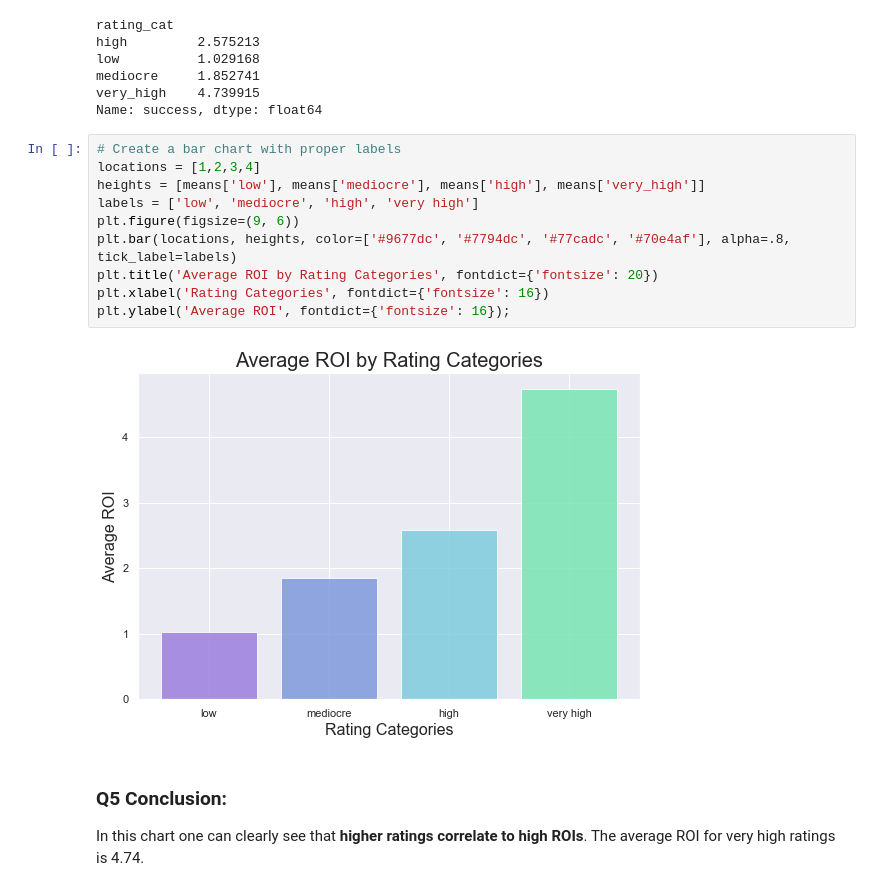
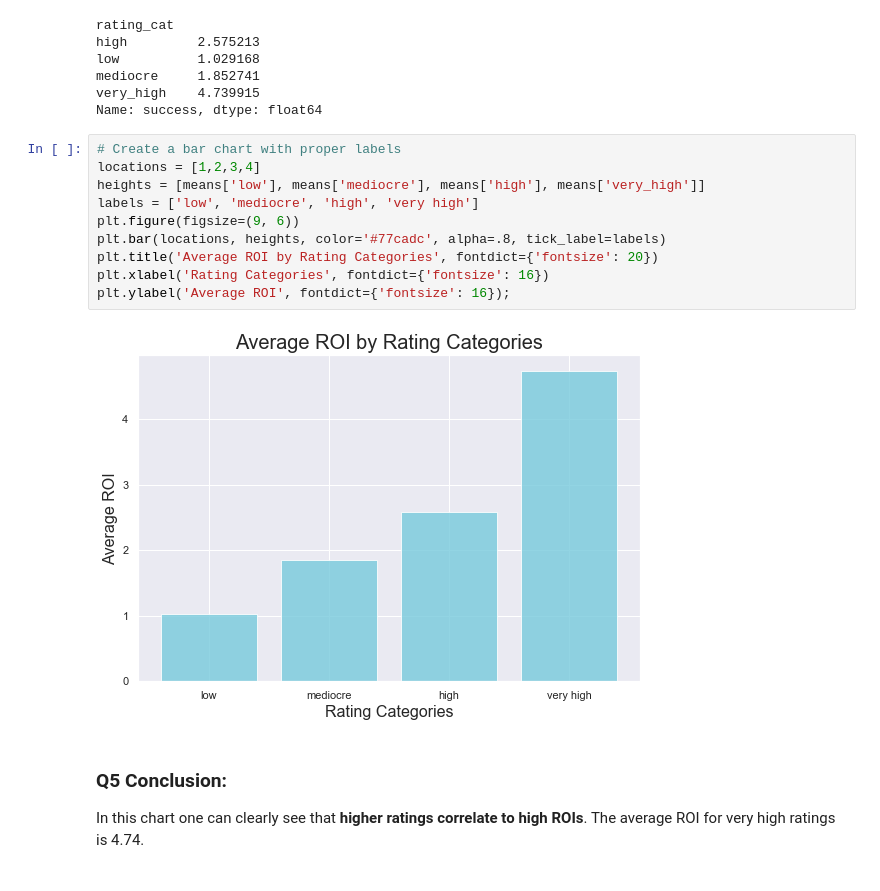
Before and after one commit to canbekley/tmdb_data_analysis, a Jupyter notebook: report_w_code.ipynb, the cells around one changed output. Saved outputs shown, nothing was run; the diff lists cells and outputs as text.

```diff
--- a/report_w_code.ipynb
+++ b/report_w_code.ipynb
@@ -558,15 +579,15 @@ Name: success, dtype: float64
 # %%
 # Create a bar chart with proper labels
 locations = [1,2,3,4]
 heights = [means['low'], means['mediocre'], means['high'], means['very_high']]
 labels = ['low', 'mediocre', 'high', 'very high']
 plt.figure(figsize=(9, 6))
-plt.bar(locations, heights, color=['#9677dc', '#7794dc', '#77cadc', '#70e4af'], alpha=.8, tick_label=labels)
+plt.bar(locations, heights, color='#77cadc', alpha=.8, tick_label=labels)
 plt.title('Average ROI by Rating Categories', fontdict={'fontsize': 20})
 plt.xlabel('Rating Categories', fontdict={'fontsize': 16})
 plt.ylabel('Average ROI', fontdict={'fontsize': 16});
 # %% [output]
-[figure, old version]
+[figure, new version]
 # %% [markdown]
 ### Q5 Conclusion:
 In this chart one can clearly see that <b>higher ratings correlate to high ROIs</b>. The average ROI for very high ratings is 4.74.
```
Also changed, not shown: parts of 11 cells of this notebook, 1 other file.
